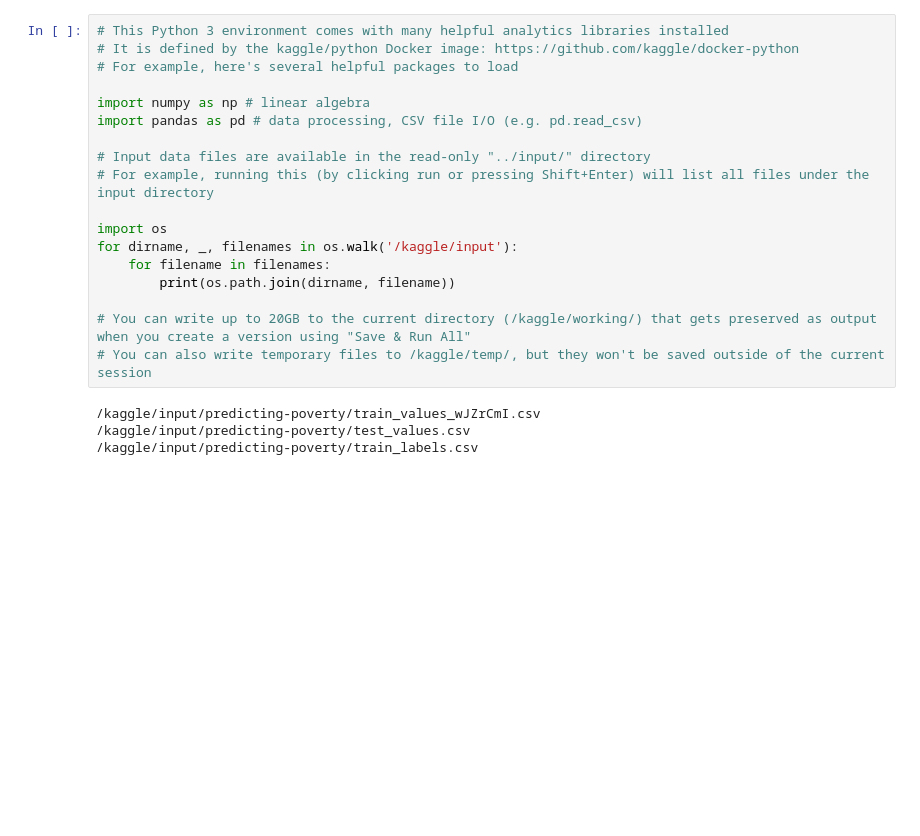
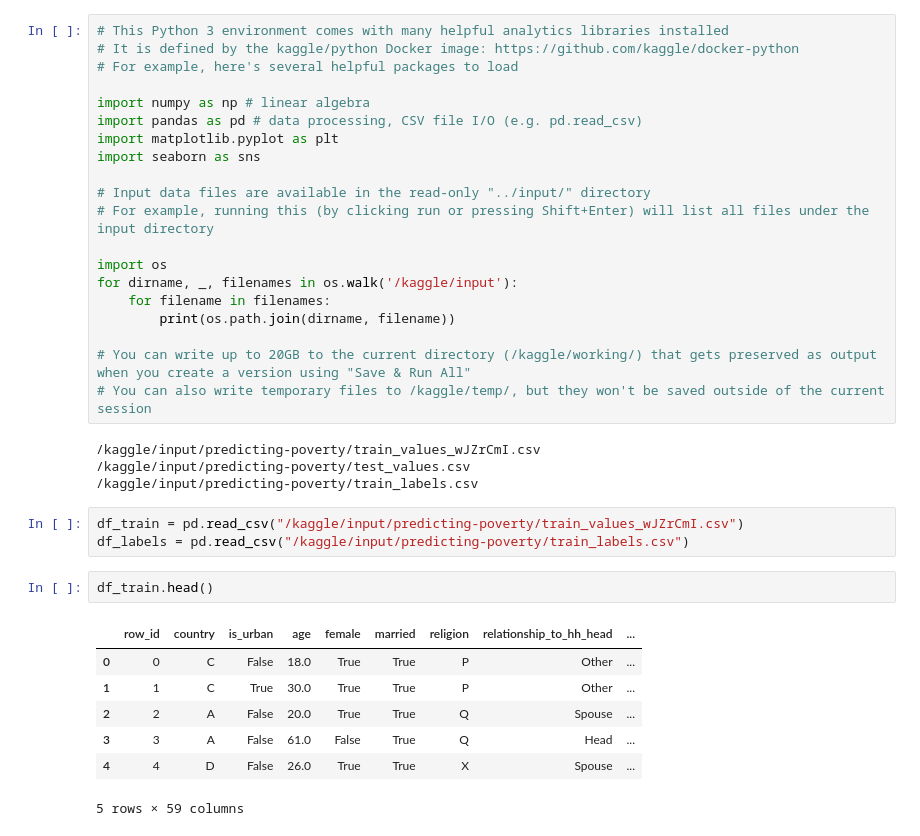
Before and after one commit to aasimk910/AI_coursework, a Jupyter notebook: ai-coursework.ipynb, the cells around one changed output. Cells and saved outputs as stored; diff of their text form; blank space fills up the shorter version.

```diff
--- a/ai-coursework.ipynb
+++ b/ai-coursework.ipynb
@@ -5,6 +5,8 @@
 
 import numpy as np # linear algebra
 import pandas as pd # data processing, CSV file I/O (e.g. pd.read_csv)
+import matplotlib.pyplot as plt
+import seaborn as sns
 
 # Input data files are available in the read-only "../input/" directory
 # For example, running this (by clicking run or pressing Shift+Enter) will list all files under the input directory
@@ -20,3 +22,16 @@ for dirname, _, filenames in os.walk('/kaggle/input'):
 /kaggle/input/predicting-poverty/train_values_wJZrCmI.csv
 /kaggle/input/predicting-poverty/test_values.csv
 /kaggle/input/predicting-poverty/train_labels.csv
+# %%
+df_train = pd.read_csv("/kaggle/input/predicting-poverty/train_values_wJZrCmI.csv")
+df_labels = pd.read_csv("/kaggle/input/predicting-poverty/train_labels.csv")
+# %%
+df_train.head()
+# %% [output]
+|  | row_id | country | is_urban | age | female | married | religion | relationship_to_hh_head | ... |
+| 0 | 0 | C | False | 18.0 | True | True | P | Other | ... |
+| 1 | 1 | C | True | 30.0 | True | True | P | Other | ... |
+| 2 | 2 | A | False | 20.0 | True | True | Q | Spouse | ... |
+| 3 | 3 | A | False | 61.0 | False | True | Q | Head | ... |
+| 4 | 4 | D | False | 26.0 | True | True | X | Spouse | ... |
+5 rows × 59 columns
```
Also changed, not shown: parts of 8 cells of this notebook.
